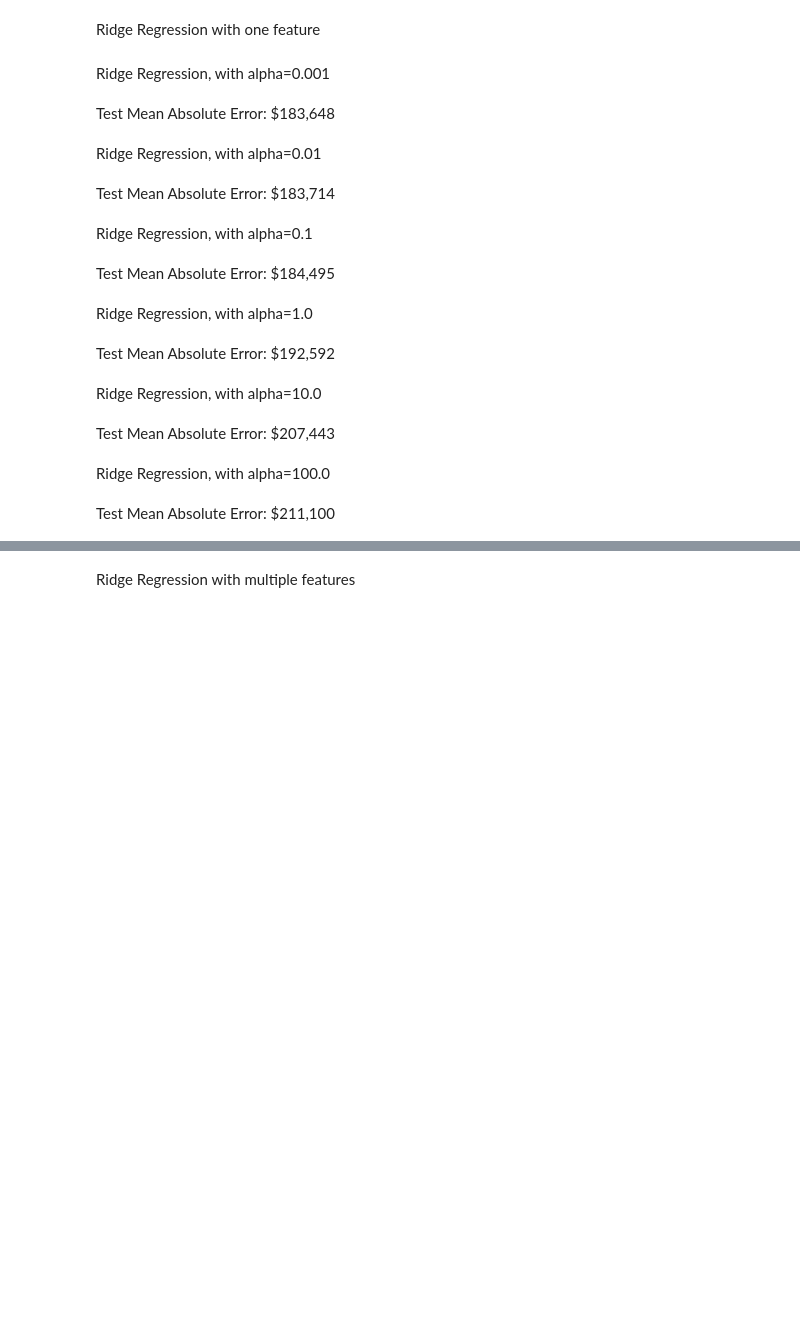
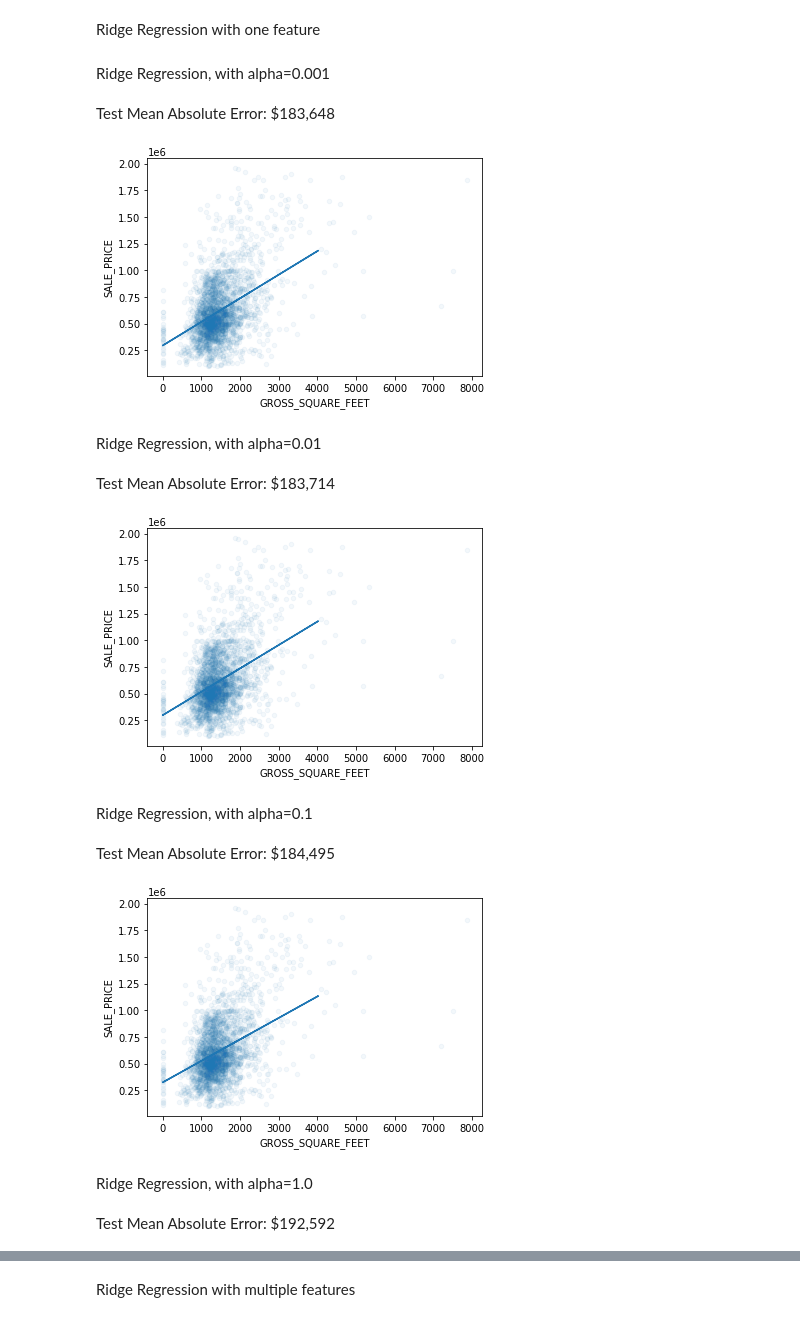
Before and after one commit to JenBanks8585/DS-Unit-2-Linear-Models, a Jupyter notebook: module3-ridge-regression/Jen__Banks_LS_DS_213_assignment.ipynb, the cells around one changed output, grey strips where cells are left out. Cells and saved outputs as stored; diff of their text form; code cells hidden in the pictures; blank space fills up the shorter version.

```diff
--- a/module3-ridge-regression/Jen__Banks_LS_DS_213_assignment.ipynb
+++ b/module3-ridge-regression/Jen__Banks_LS_DS_213_assignment.ipynb
@@ -540,31 +546,31 @@ Ridge Regression with one feature
 # %%
 for alpha in [0.001, 0.01, 0.1, 1.0, 10.0, 100.0]:
 
     # Fit Ridge Regression model
     feature = 'GROSS_SQUARE_FEET'
     display(HTML(f'Ridge Regression, with alpha={alpha}'))
     model = Ridge(alpha=alpha, normalize=True)
     model.fit(X_train_eng[[feature]], y_train)
 
 
     # Get Test MAE
     y_pred = model.predict(X_test_eng[[feature]])
     mae = mean_absolute_error(y_test, y_pred)
     display(HTML(f'Test Mean Absolute Error: ${mae:,.0f}'))
 
-    #train.plot.scatter(feature, target, alpha=0.05)
-    #plt.plot(X_test_eng[feature], y_pred)
-    #plt.show()
+
+    train.plot.scatter(feature, target, alpha=0.05)
+    plt.plot(X_test_eng[feature], y_pred)
+    plt.show()
 # %% [output]
 Ridge Regression, with alpha=0.001
 Test Mean Absolute Error: $183,648
+[figure, added]
 Ridge Regression, with alpha=0.01
 Test Mean Absolute Error: $183,714
+[figure, added]
 Ridge Regression, with alpha=0.1
 Test Mean Absolute Error: $184,495
+[figure, added]
 Ridge Regression, with alpha=1.0
 Test Mean Absolute Error: $192,592
-Ridge Regression, with alpha=10.0
-Test Mean Absolute Error: $207,443
-Ridge Regression, with alpha=100.0
-Test Mean Absolute Error: $211,100
```
Also changed, not shown: parts of 5 cells of this notebook.
